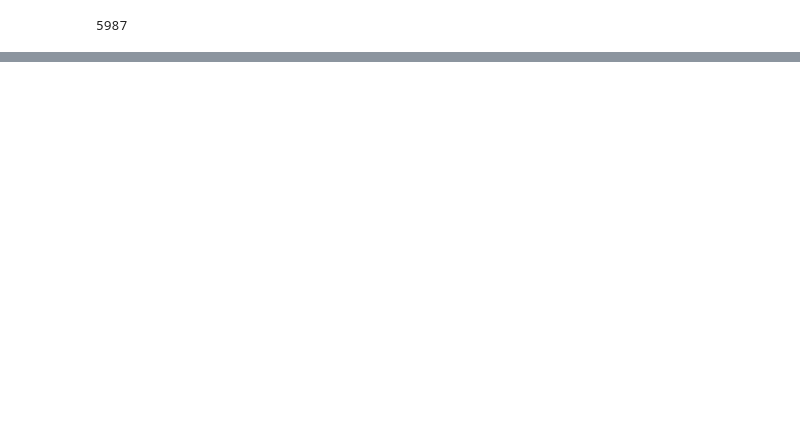
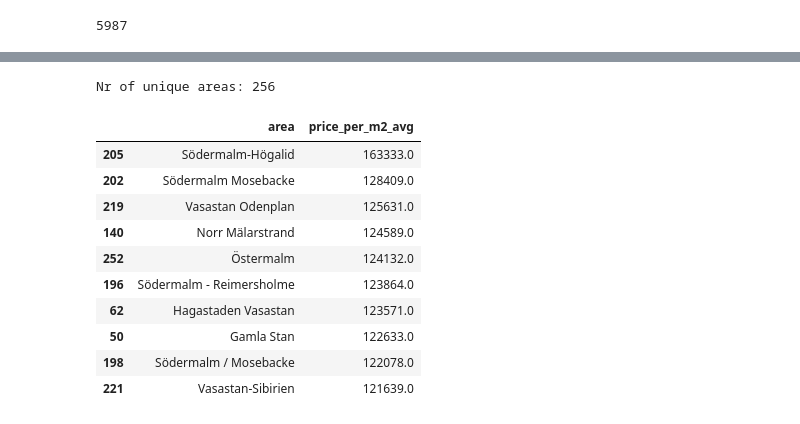
Before and after one commit to EricJohanssoon/house_price_predictor, a Jupyter notebook: housing_prices.ipynb, the cells around one changed output, grey strips where cells are left out. Saved outputs shown, nothing was run; the diff lists cells and outputs as text; code cells hidden in the pictures; blank space fills up the shorter version.

```diff
--- a/housing_prices.ipynb
+++ b/housing_prices.ipynb
@@ -263,0 +192,20 @@ Senaste fyra veckorna
+# %%
+# count average price per m2 for each area
+print('Nr of unique areas:', len(df['area'].unique()))
+df_average_price_in_area = df.groupby('area')['price_per_m2'].mean().reset_index().round(0)
+df_average_price_in_area.rename(columns={'price_per_m2': 'price_per_m2_avg'}, inplace=True)
+df_average_price_in_area.sort_values(by='price_per_m2_avg', ascending=False, inplace=True)
+df_average_price_in_area.head(10)
+# %% [output]
+Nr of unique areas: 256
+|  | area | price_per_m2_avg |
+| 205 | Södermalm-Högalid | 163333.0 |
+| 202 | Södermalm Mosebacke | 128409.0 |
+| 219 | Vasastan Odenplan | 125631.0 |
+| 140 | Norr Mälarstrand | 124589.0 |
+| 252 | Östermalm | 124132.0 |
+| 196 | Södermalm - Reimersholme | 123864.0 |
+| 62 | Hagastaden Vasastan | 123571.0 |
+| 50 | Gamla Stan | 122633.0 |
+| 198 | Södermalm / Mosebacke | 122078.0 |
+| 221 | Vasastan-Sibirien | 121639.0 |
```
Also changed, not shown: parts of 38 cells of this notebook, 1 other file.
